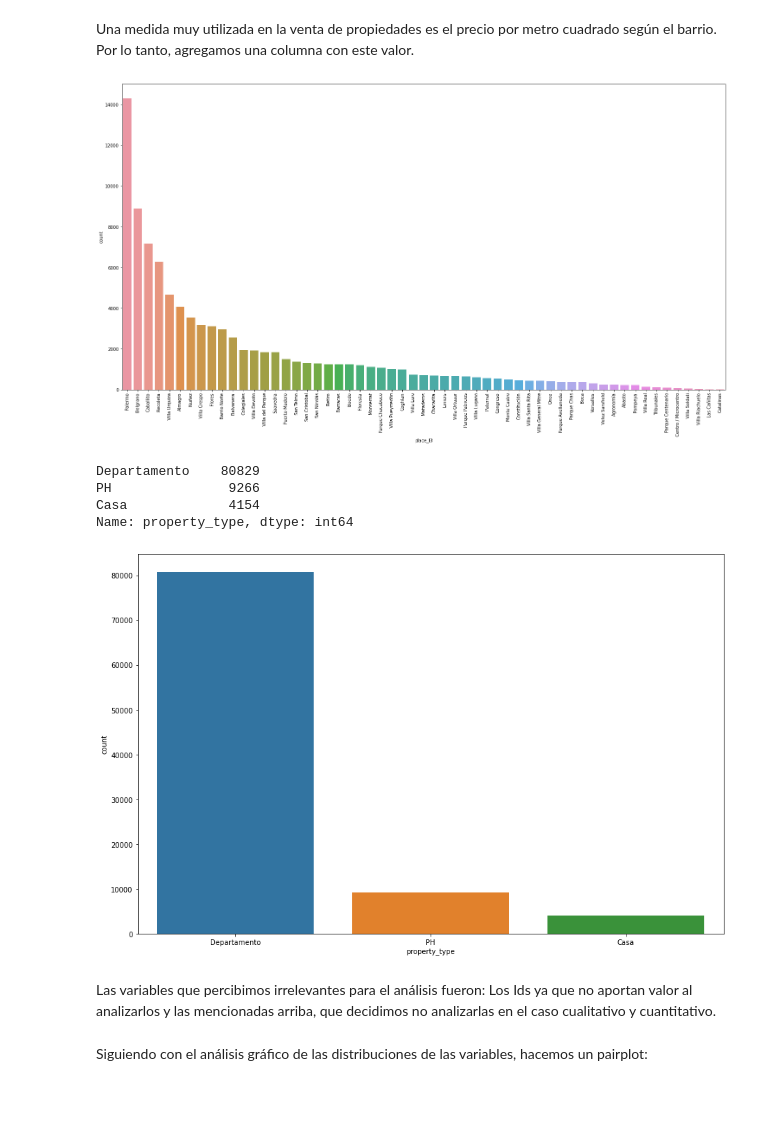
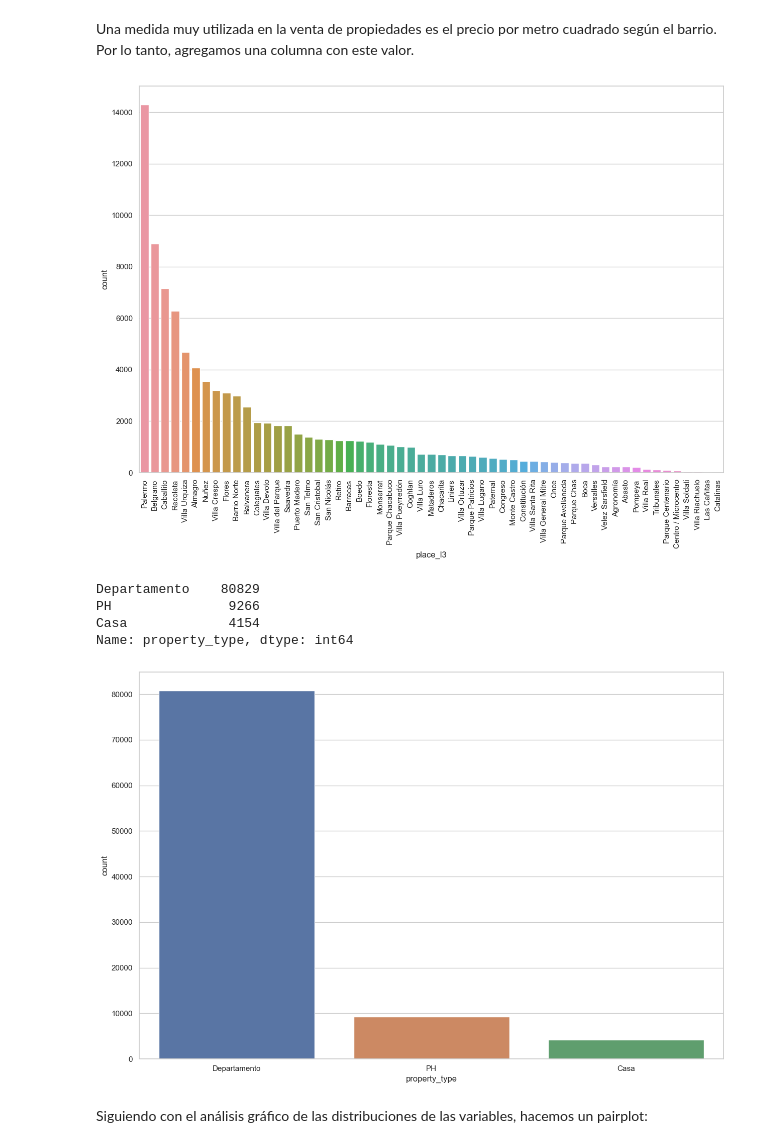
Before and after one commit to franjuarez/7506R-2C2022-GRUPO21, a Jupyter notebook: 7506R_TP1_GRUPO21_ENTREGA.ipynb, the cells around one changed output. Drawn from its saved outputs; the diff is of its cells as text; code cells hidden in the pictures; blank space fills up the shorter version.

```diff
--- a/7506R_TP1_GRUPO21_ENTREGA.ipynb
+++ b/7506R_TP1_GRUPO21_ENTREGA.ipynb
@@ -15,13 +15,16 @@ import seaborn as sns
 
 import warnings
 warnings.simplefilter(action='ignore', category=FutureWarning)
+
+sns.set_theme(style="whitegrid")
+
 #IR PONIENDO IMPORTS DE LO Q SE VA NECESITANDO
 # %% [markdown]
 Cargamos el archivo y hacemos un mini análisis exploratorio
 # %%
  #Importamos el dataset del drive de la materia
 url='https://drive.google.com/uc?id=1wScqb_M8lq3yL3ZfSZvnLyZbh4ImI7dI'
-#ds_propiedades_csv = pd.read_csv(url)
+ds_propiedades_csv = pd.read_csv(url)
 ds_propiedades_csv.shape
 # %% [output]
 (460154, 20)
@@ -97,4 +102,6 @@ ds_propiedades = ds_propiedades[(ds_propiedades['operation'] == 'Venta') &
 #reseteamos index por que el dataframe quedo mal indexado luego de filtrar segun los datos que nos interesan
 ds_propiedades.reset_index(drop=True, inplace=True)
 
-ds_propiedades.drop(columns=['id', 'start_date', 'end_date', 'created_on', 'place_l2', 'operation', 'property_currency'], inplace=True)
+ds_propiedades.drop(columns=['id', 'start_date', 'end_date', 'created_on', 'place_l2', 'operation', 'property_currency', 'property_title'], inplace=True)
+
+ds_propiedades.head()
@@ -161,12 +174,12 @@ Una medida muy utilizada en la venta de propiedades es el precio por metro cuadr
 # TO DO!!!!!!!!!!!!!!!!!!!!!!!!!!!!!!!!!!!!!!!!!!!!!!!11
 # %%
 #graficamos barplot de place_l3
-plt.figure(figsize=(25, 13))
+plt.figure(figsize=(15, 10))
 sns.countplot(x='place_l3', data=ds_propiedades, order=ds_propiedades.place_l3.value_counts().index)
 plt.xticks(rotation=90)
 plt.show()
 # %% [output]
-[figure, old version]
+[figure, new version]
 # %%
 ds_propiedades.property_type.value_counts()
 # %% [output]
@@ -181,9 +194,7 @@ sns.countplot(x='property_type', data=ds_propiedades, order=ds_propiedades.prope
 
 plt.show()
 # %% [output]
-[figure, old version]
+[figure, new version]
-# %% [markdown]
-Las variables que percibimos irrelevantes para el análisis fueron: Los Ids ya que no aportan valor al analizarlos y las mencionadas arriba, que decidimos no analizarlas en el caso cualitativo y cuantitativo.
 # %% [markdown]
 Siguiendo con el análisis gráfico de las distribuciones de las variables, hacemos un pairplot:
 # %%
```
Also changed, not shown: parts of 85 cells of this notebook.
